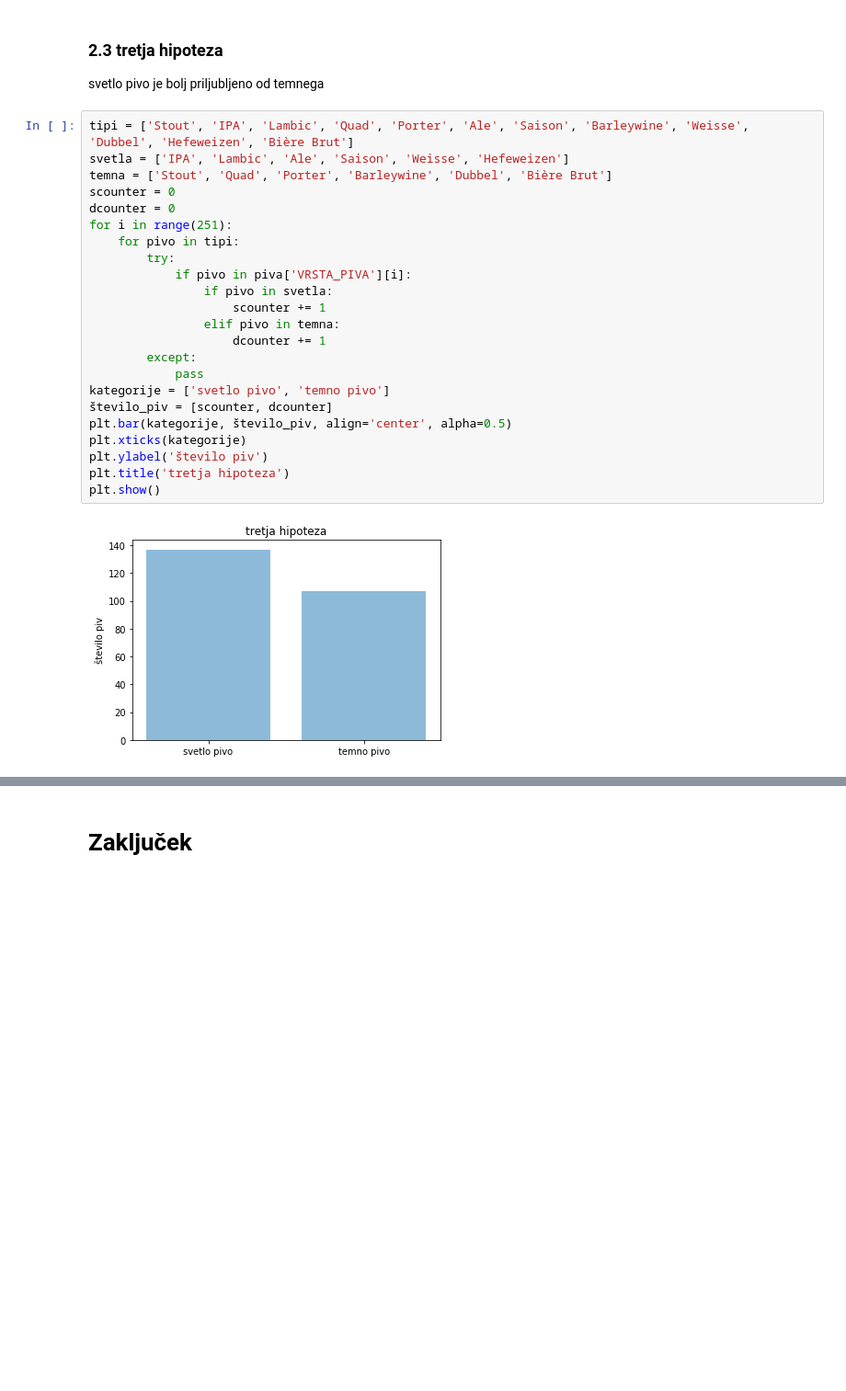
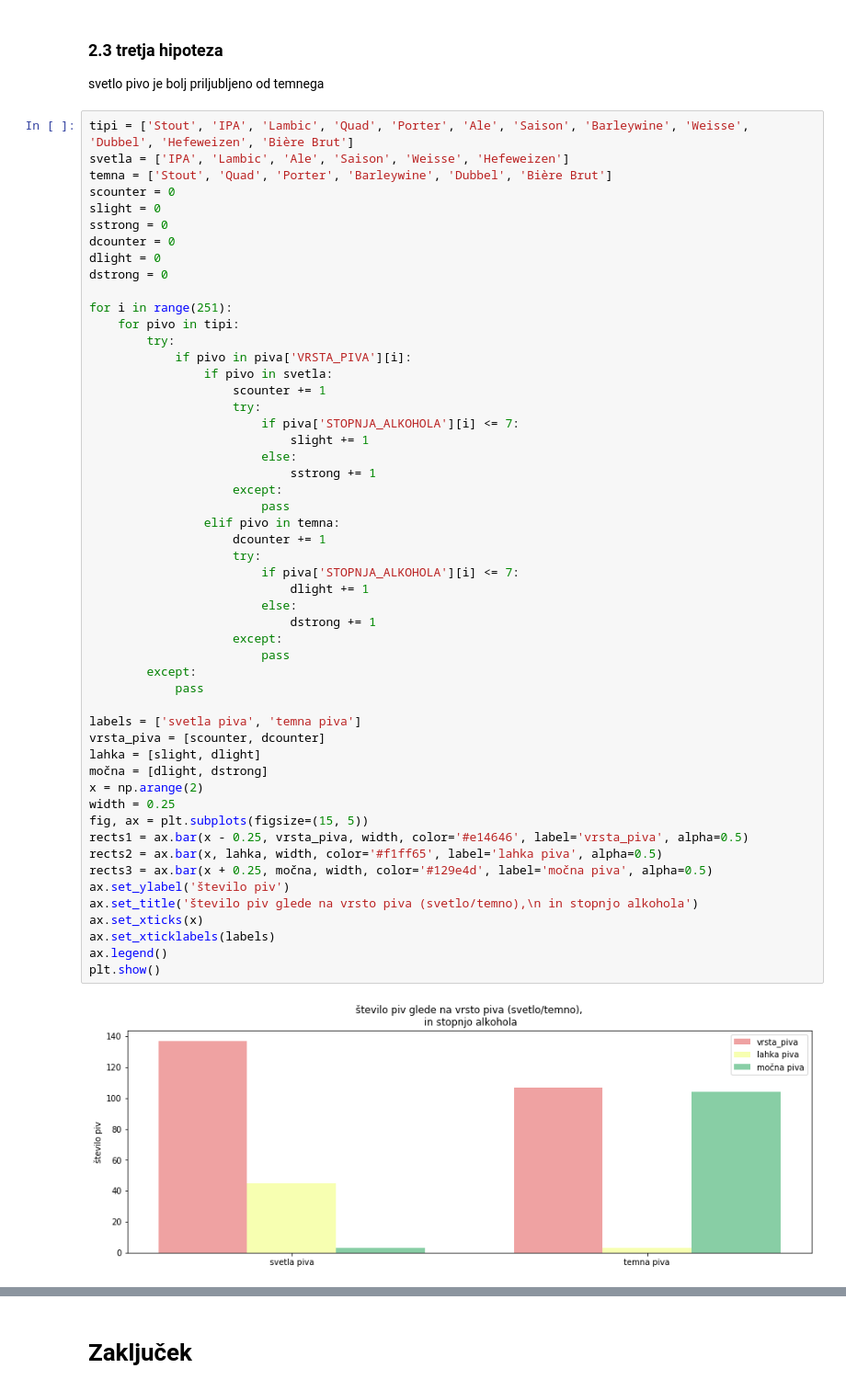
Before and after one commit to nkovacic99/beer_ratings, a Jupyter notebook: beer_ratings.ipynb, the cells around one changed output, grey strips where cells are left out. Shown at 92% size. Cells and saved outputs as stored; diff of their text form; blank space fills up the shorter version.

```diff
--- a/beer_ratings.ipynb
+++ b/beer_ratings.ipynb
@@ -155,25 +197,54 @@ svetlo pivo je bolj priljubljeno od temnega
 # %%
 tipi = ['Stout', 'IPA', 'Lambic', 'Quad', 'Porter', 'Ale', 'Saison', 'Barleywine', 'Weisse', 'Dubbel', 'Hefeweizen', 'Bière Brut']
 svetla = ['IPA', 'Lambic', 'Ale', 'Saison', 'Weisse', 'Hefeweizen']
 temna = ['Stout', 'Quad', 'Porter', 'Barleywine', 'Dubbel', 'Bière Brut']
 scounter = 0
+slight = 0
+sstrong = 0
 dcounter = 0
+dlight = 0
+dstrong = 0
+
 for i in range(251):
     for pivo in tipi:
         try:
             if pivo in piva['VRSTA_PIVA'][i]:
                 if pivo in svetla:
                     scounter += 1
+                    try:
+                        if piva['STOPNJA_ALKOHOLA'][i] <= 7:
+                            slight += 1
+                        else:
+                            sstrong += 1
+                    except:
+                        pass
                 elif pivo in temna:
                     dcounter += 1
+                    try:
+                        if piva['STOPNJA_ALKOHOLA'][i] <= 7:
+                            dlight += 1
+                        else:
+                            dstrong += 1
+                    except:
+                        pass
         except:
             pass
-kategorije = ['svetlo pivo', 'temno pivo']
-število_piv = [scounter, dcounter]
-plt.bar(kategorije, število_piv, align='center', alpha=0.5)
-plt.xticks(kategorije)
-plt.ylabel('število piv')
-plt.title('tretja hipoteza')
+
+labels = ['svetla piva', 'temna piva']
+vrsta_piva = [scounter, dcounter]
+lahka = [slight, dlight]
+močna = [dlight, dstrong]
+x = np.arange(2)
+width = 0.25
+fig, ax = plt.subplots(figsize=(15, 5))
+rects1 = ax.bar(x - 0.25, vrsta_piva, width, color='#e14646', label='vrsta_piva', alpha=0.5)
+rects2 = ax.bar(x, lahka, width, color='#f1ff65', label='lahka piva', alpha=0.5)
+rects3 = ax.bar(x + 0.25, močna, width, color='#129e4d', label='močna piva', alpha=0.5)
+ax.set_ylabel('število piv')
+ax.set_title('število piv glede na vrsto piva (svetlo/temno),\n in stopnjo alkohola')
+ax.set_xticks(x)
+ax.set_xticklabels(labels)
+ax.legend()
 plt.show()
 # %% [output]
-[figure, old version]
+[figure, new version]
```
Also changed, not shown: parts of 14 cells of this notebook.
